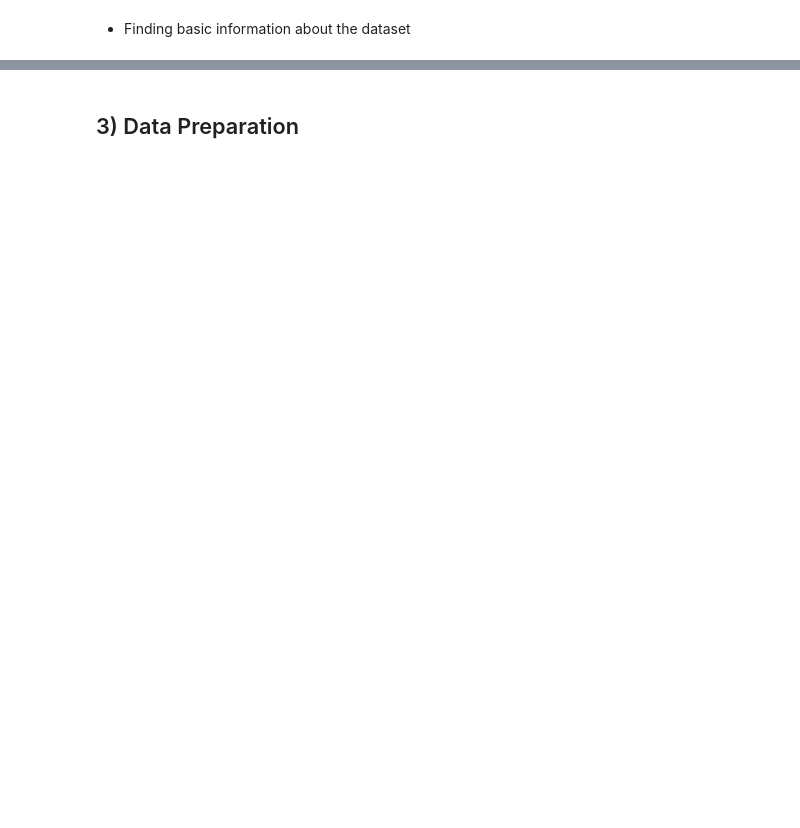
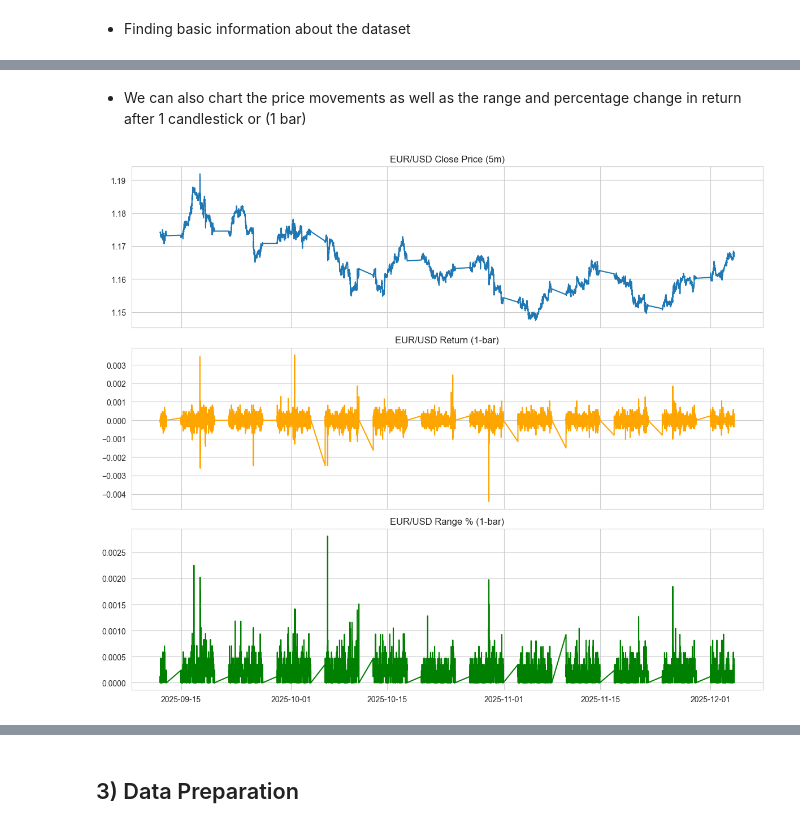
Before and after one commit to eugene-maina72/FX-trading-bot-EUR-USD, a Jupyter notebook: notebook.ipynb, the cells around one changed output, grey strips where cells are left out. Drawn from its saved outputs; the diff is of its cells as text; code cells hidden in the pictures; blank space fills up the shorter version.

```diff
--- a/notebook.ipynb
+++ b/notebook.ipynb
@@ -515,0 +521,12 @@ five_min.describe().T
+# %%
+col = five_min.columns.to_list()
+
+# If columns are a MultiIndex like ('Close', 'EURUSD=X'), flatten to use the first level names
+five_min.columns = [c[0] if isinstance(c, tuple) else c for c in five_min.columns]
+
+# Optionally reorder to canonical column order if present
+_expected = ['Close', 'High', 'Low', 'Open', 'Volume']
+if set(_expected).issubset(set(five_min.columns)):
+	five_min = five_min[_expected]
+
+five_min.tail()
@@ -515,0 +673,15 @@ five_min.describe().T
+# %% [markdown]
+* We can also chart the price movements as well as the range and percentage change in return after 1 candlestick or (1 bar)
+# %%
+# Charting the close price with returns and range_pct
+fig, ax = plt.subplots(3, 1, figsize=(12, 10), sharex=True)
+ax[0].plot(five_ctx.index, five_ctx["Close"], label="Close Price")
+ax[0].set_title("EUR/USD Close Price (5m)")
+ax[1].plot(five_ctx.index, five_ctx["ret_1"], label="Return (1-bar)", color='orange')
+ax[1].set_title("EUR/USD Return (1-bar)")
+ax[2].plot(five_ctx.index, five_ctx["range_pct"], label="Range %", color='green')
+ax[2].set_title("EUR/USD Range % (1-bar)")
+plt.tight_layout()
+plt.show()
+# %% [output]
+[figure, added]
```
Also changed, not shown: parts of 41 cells of this notebook, 18 other files.
